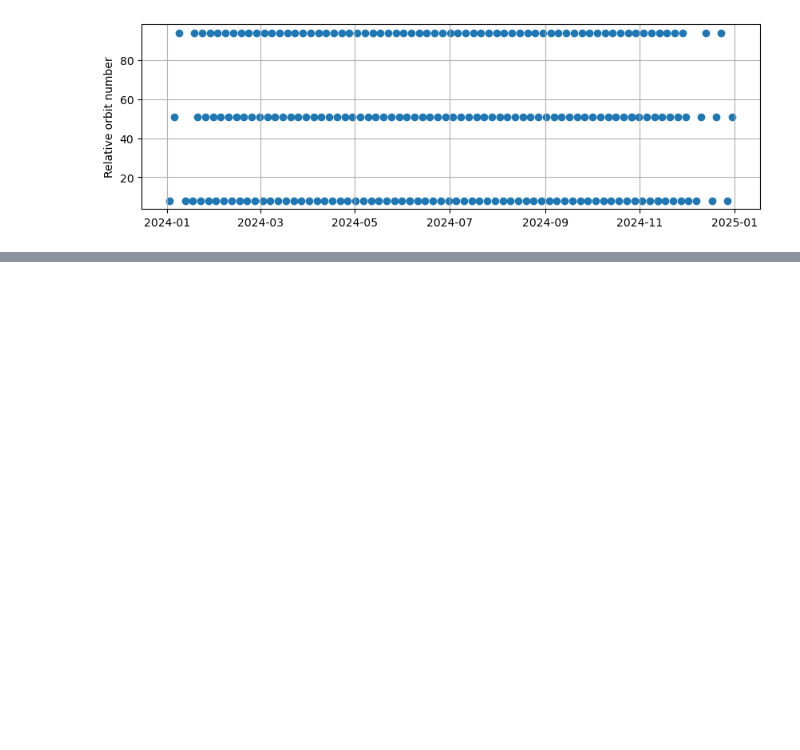
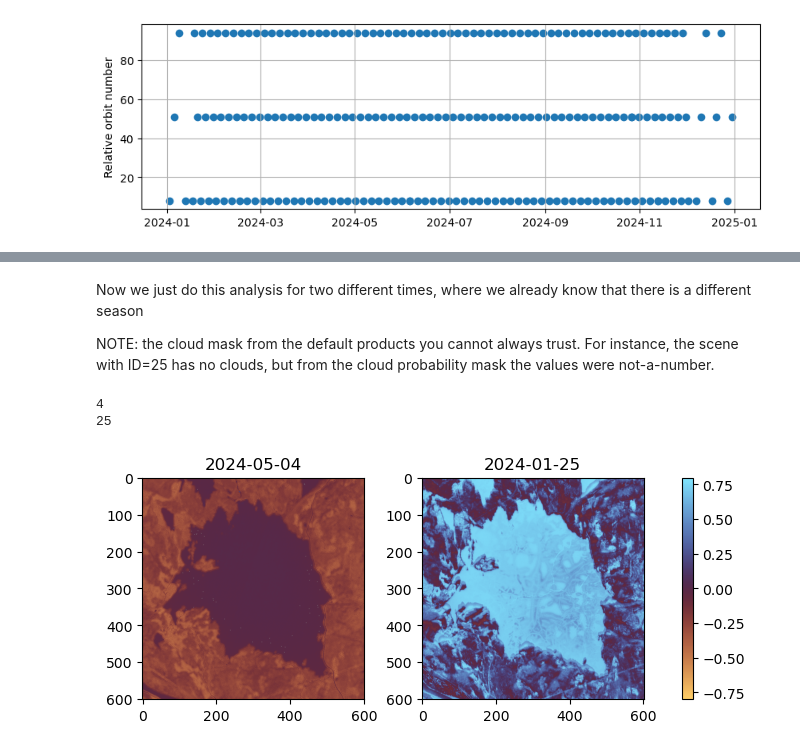
Before and after one commit to NasjonaltBakkeSegment/NBS_tutorials, a Jupyter notebook: notebooks/read_sentinel-2_datacubes.ipynb, the cells around one changed output, grey strips where cells are left out. Cells and saved outputs as stored; diff of their text form; code cells hidden in the pictures; blank space fills up the shorter version.

```diff
--- a/notebooks/read_sentinel-2_datacubes.ipynb
+++ b/notebooks/read_sentinel-2_datacubes.ipynb
@@ -138,0 +186,3 @@ plt.hist(tmp.values.ravel());plt.show()
+# %%
+# Add the tile_coverage as a variable of the datacube
+ds_follsjo["cloud_coverage"] = (("time"), cloud_coverage_follsjo)
@@ -138,0 +198,43 @@ plt.hist(tmp.values.ravel());plt.show()
+# %%
+# Variables of interest
+VOI = [
+    'B3',
+    'B11',
+    'SCL',
+    'cloud_coverage',
+]
+# %%
+ds_analysis = ds_follsjo[VOI]
+# %% [markdown]
+Now we just do this analysis for two different times, where we already know that there is a different season
+
+NOTE: the cloud mask from the default products you cannot always trust. For instance, the scene with ID=25 has no clouds, but from the cloud probability mask the values were not-a-number.
+# %%
+NDSIs = np.zeros((ds_analysis.B3.shape))
+
+for i in range(ds_analysis.time.size):
+    cc = ds_analysis.isel(time=i).cloud_coverage.values
+    if cc<20 or i==25:
+        print(i)
+        b11 = ds_analysis.B11.isel(time=i).values
+        b3 = ds_analysis.B3.isel(time=i).values
+
+        NDSI = 0.0 + (b3 - b11)/(b3 + b11)*1.0
+        NDSIs[i,:,:]=NDSI
+
+    if i >25:
+        break
+# %% [output]
+4
+25
+# %%
+fig,ax = plt.subplots(ncols=2,sharex=True,layout='compressed')
+pc=ax[0].imshow(NDSIs[4,:,:],cmap='managua',vmin=-.8,vmax=.8);
+ax[1].imshow(NDSIs[25,:,:],cmap='managua',vmin=-.8,vmax=.8);
+
+ax[0].set_title(f"{ds_analysis.time[4].values.astype('datetime64[D]')}")
+ax[1].set_title(f"{ds_analysis.time[25].values.astype('datetime64[D]')}")
+
+cb = fig.colorbar(pc,ax=ax)
+# %% [output]
+[figure, added]
```
Also changed, not shown: parts of 26 cells of this notebook.
